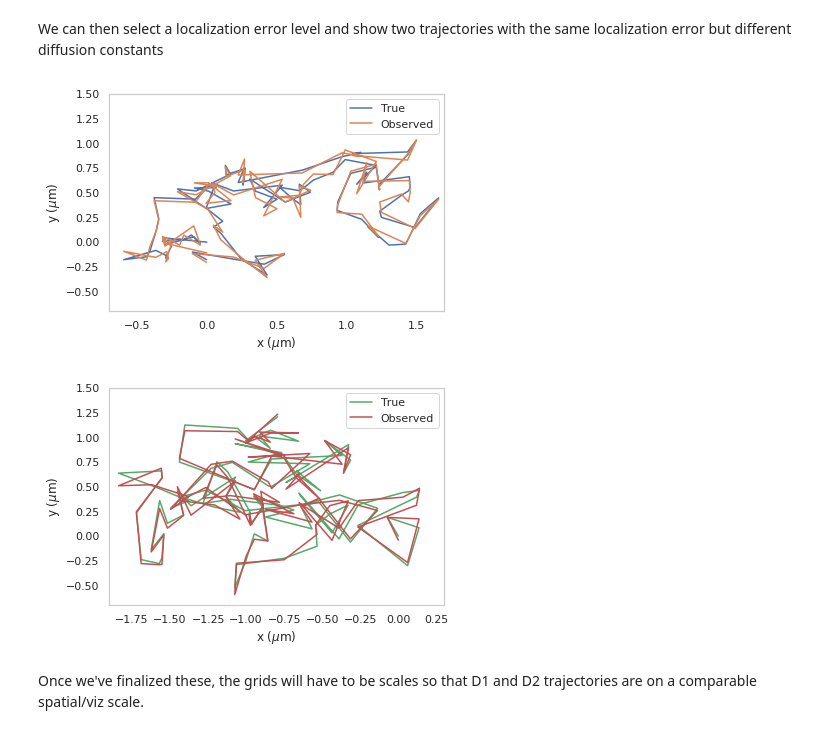
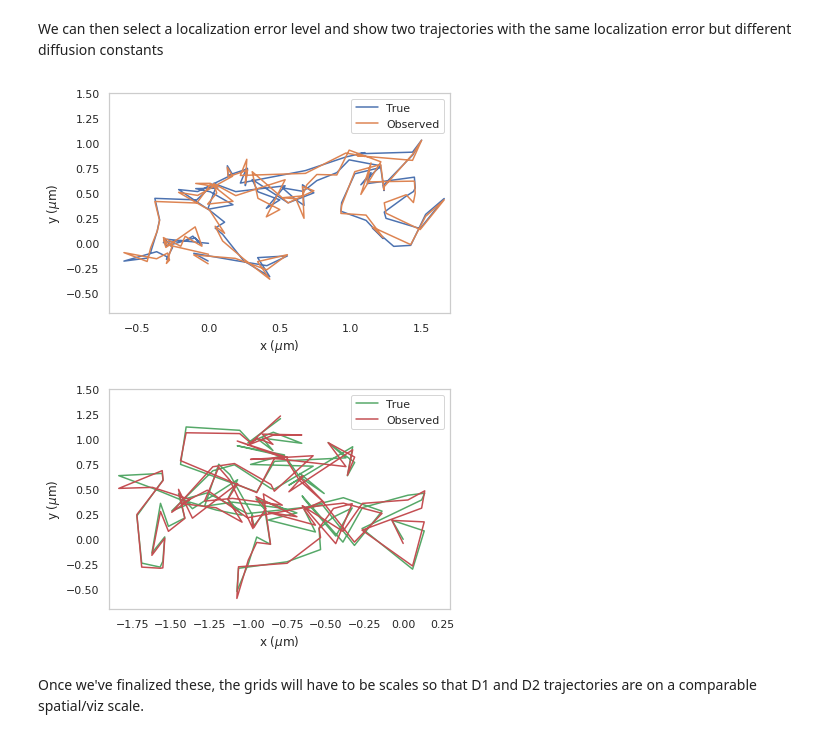
Before and after one commit to AllenCellModeling/diffusive_distinguishability, a Jupyter notebook: diffusive_distinguishability/figure_production.ipynb, the cells around one changed output. Saved outputs shown, nothing was run; the diff lists cells and outputs as text; code cells hidden in the pictures.

Commit message:
save figures as pdf's

```diff
--- a/diffusive_distinguishability/figure_production.ipynb
+++ b/diffusive_distinguishability/figure_production.ipynb
@@ -35,7 +35,8 @@ def plot_2D_ex_traj(df, c, title, xlim=None, ylim=None):
         ax = plt.gca()
         ax.set_ylim(ylim)
     plt.legend();
-    plt.savefig(title)
+    plt.tight_layout()
+    plt.savefig(title, format='pdf')
     return df
 # %%
 def draw_all_posteriors(df1, df2, D1, D2):
@@ -117,11 +122,11 @@ df2 = df = hd.simulate_diffusion_df(n_dim = 2, d_const = D2, n_steps = 100, dt =
 # %%
-plot_2D_ex_traj(df1, 1, 'traj1',xlim=[-0.7, 1.7], ylim=[-0.7, 1.5]);
+plot_2D_ex_traj(df1, 1, 'traj1.pdf',xlim=[-0.7, 1.7], ylim=[-0.7, 1.5]);
 # %% [output]
-[figure, old version]
+[figure, new version]
 # %%
-plot_2D_ex_traj(df2, 2, 'traj2', xlim=[-1.9, 0.3], ylim=[-0.7, 1.5]);
+plot_2D_ex_traj(df2, 2, 'traj2.pdf', xlim=[-1.9, 0.3], ylim=[-0.7, 1.5]);
 # %% [output]
-[figure, old version]
+[figure, new version]
 # %% [markdown]
 Once we've finalized these, the grids will have to be scales so that D1 and D2 trajectories are on a comparable spatial/viz scale.
 # %% [markdown]
```
Also changed, not shown: parts of 5 cells of this notebook, 2 other files.
